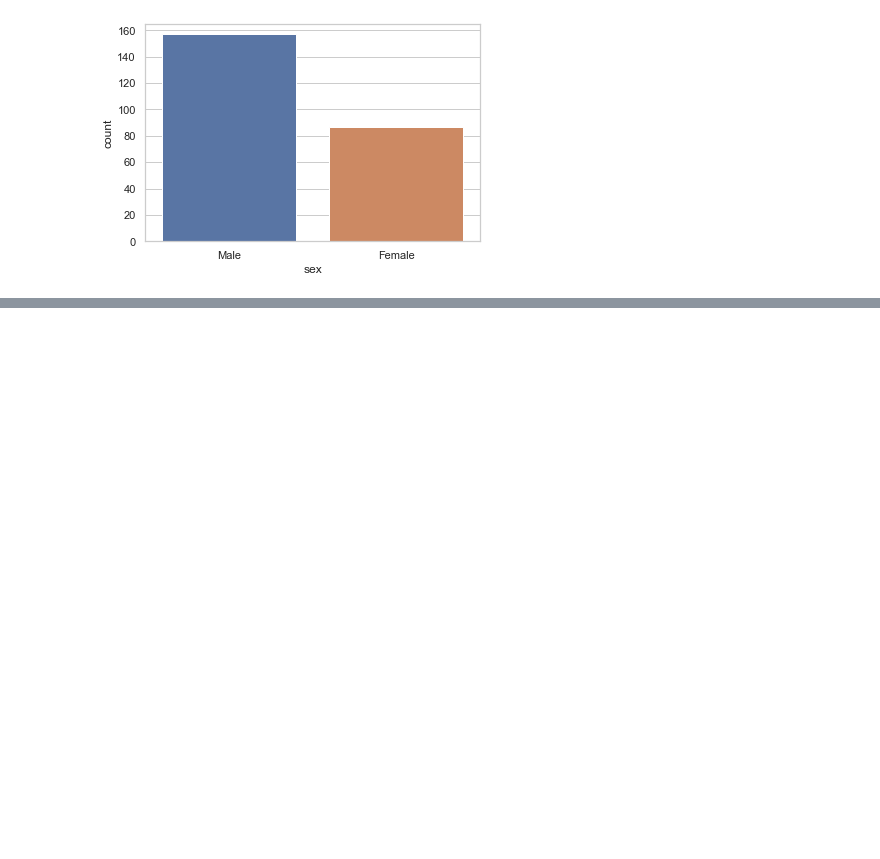
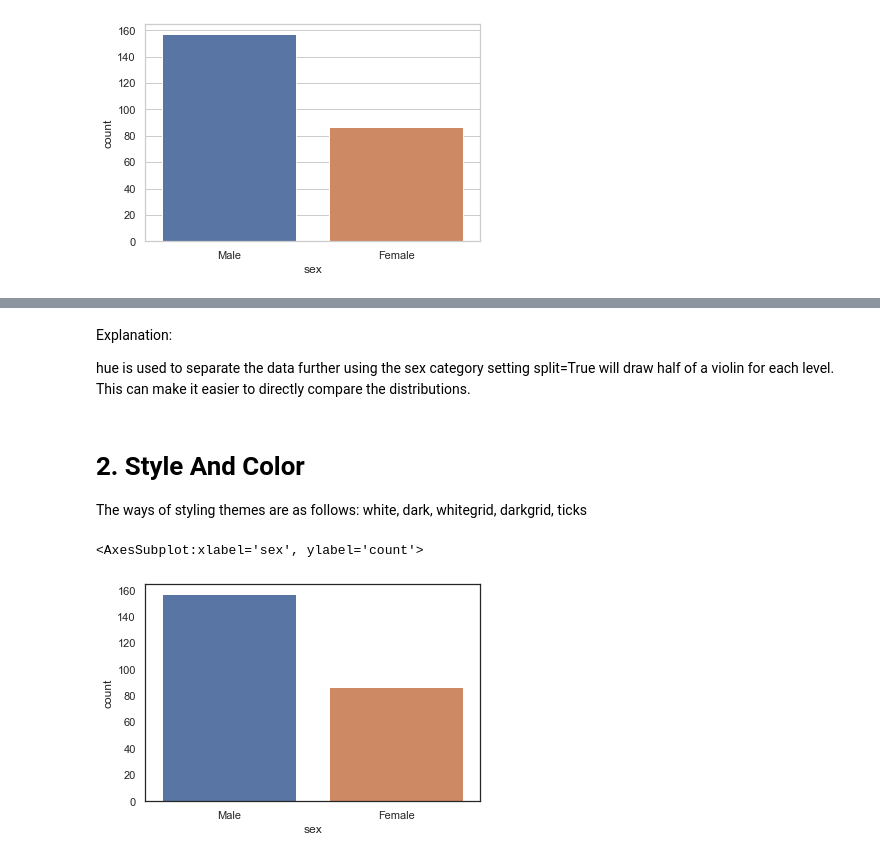
Before and after one commit to Rasel-25/Python, a Jupyter notebook: Seaborn/Seaborn_fundamental.ipynb, the cells around one changed output, grey strips where cells are left out. Drawn from its saved outputs; the diff is of its cells as text; code cells hidden in the pictures; blank space fills up the shorter version.

```diff
--- a/Seaborn/Seaborn_fundamental.ipynb
+++ b/Seaborn/Seaborn_fundamental.ipynb
@@ -183,0 +228,17 @@ sns.countplot(x ='sex', data = df)
+# %% [markdown]
+Explanation:
+
+hue is used to separate the data further using the sex category
+setting split=True will draw half of a violin for each level. This can make it easier to directly compare the distributions.
+# %% [markdown]
+# 2. Style And Color
+
+The ways of styling themes are as follows: white, dark, whitegrid, darkgrid, ticks
+# %%
+# Set the background to be white:
+tips = sns.load_dataset('tips')
+sns.set_style('white') # set_style() function is used for plot styling.
+sns.countplot(x ='sex', data = tips)
+# %% [output]
+<AxesSubplot:xlabel='sex', ylabel='count'>
+[figure, added]
```
Also changed, not shown: parts of 21 cells of this notebook.
